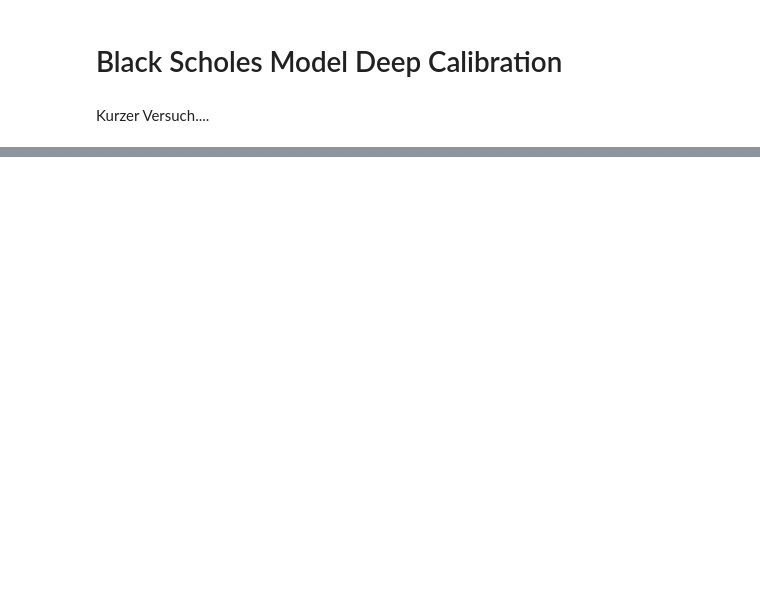
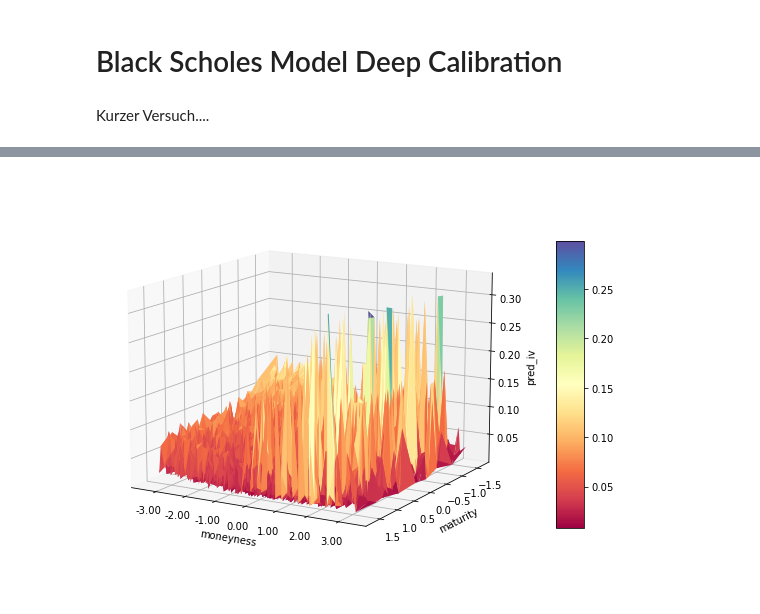
Before and after one commit to kboroz/DeepFinance, a Jupyter notebook: black_scholes_deep_calibration.ipynb, the cells around one changed output, grey strips where cells are left out. Saved outputs shown, nothing was run; the diff lists cells and outputs as text; code cells hidden in the pictures; blank space fills up the shorter version.

```diff
--- a/black_scholes_deep_calibration.ipynb
+++ b/black_scholes_deep_calibration.ipynb
@@ -247,0 +368,4 @@ CheckAccuracy(y_test,y_hat)
+# %%
+plot_iv_surface(plot_df, z = 'pred_iv')
+# %% [output]
+[figure, added]
```
Also changed, not shown: parts of 70 cells of this notebook.
